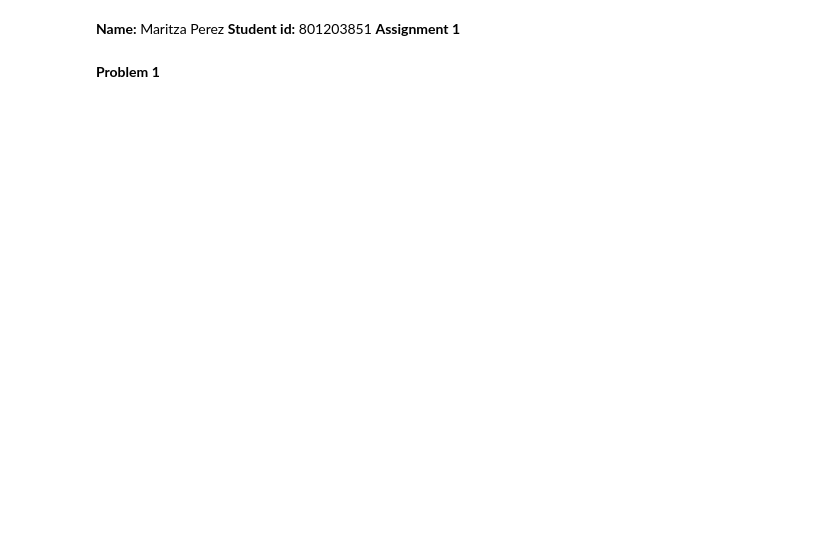
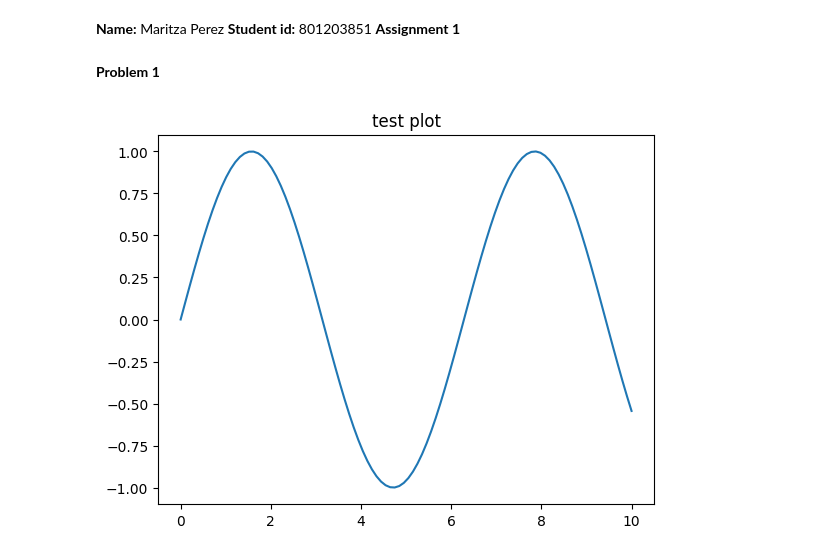
Before and after one commit to pmaryh09/Intro-ML-S25, a Jupyter notebook: assingment_1.ipynb, the cells around one changed output. Cells and saved outputs as stored; diff of their text form; code cells hidden in the pictures; blank space fills up the shorter version.

```diff
--- a/assingment_1.ipynb
+++ b/assingment_1.ipynb
@@ -12,23 +12,32 @@ import pandas as pd
 import matplotlib.pyplot as plt
 from IPython.display import display
 
-site = "https://raw.githubusercontent.com/pmaryh09/Intro-ML-S25/refs/heads/main/D3.csv"
+site = "https://raw.githubusercontent.com/pmaryh09/Intro-ML-S25/refs/heads/datasets/D3.csv"
 df = pd.read_csv(site)
 # %%
 x1=df.values[:,0]
 x2=df.values[:,1]
 x3=df.values[:,2]
 Y=df.values[:,3]
 
 m = len(Y)  #num of traning examples
 
 x0 = np.ones((m,1))
 X1 = np.hstack((x0,x1.reshape(m,1)))
 X2 = np.hstack((x0,x2.reshape(m,1)))
 X3 = np.hstack((x0,x3.reshape(m,1)))
 
 iterations = 1500
 alpha = [0.01, 0.05, 0.10] #learning rates
+
+x = np.linspace(0,10,100)
+y = np.sin(x)
+
+plt.plot(x,y)
+plt.title("test plot")
+plt.show()
+# %% [output]
+[figure, added]
 # %%
 def costFunc(X, y, theta):
   m = len(y)
```
